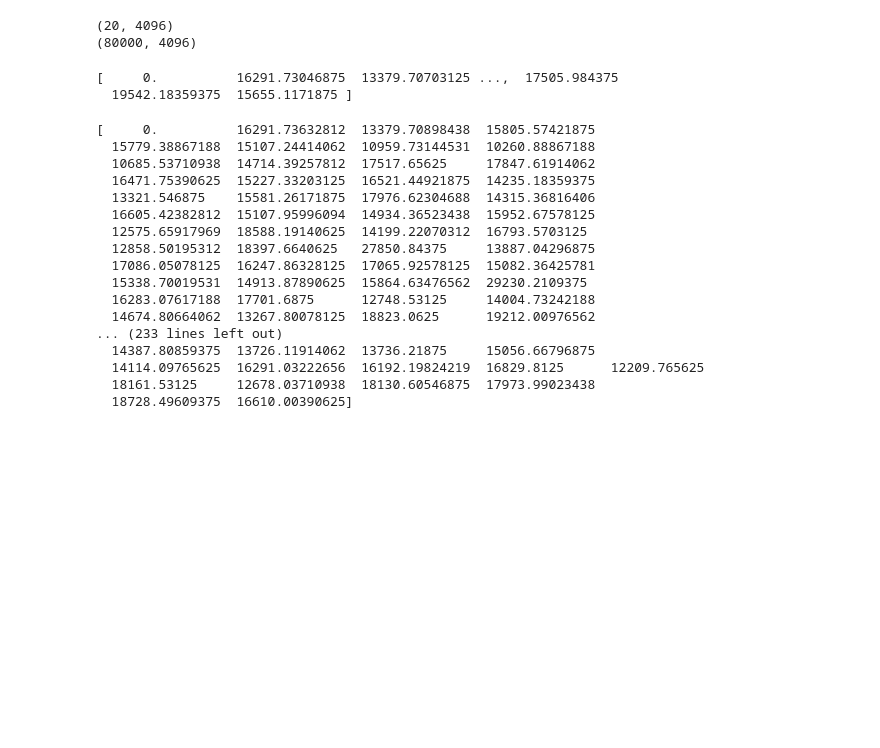
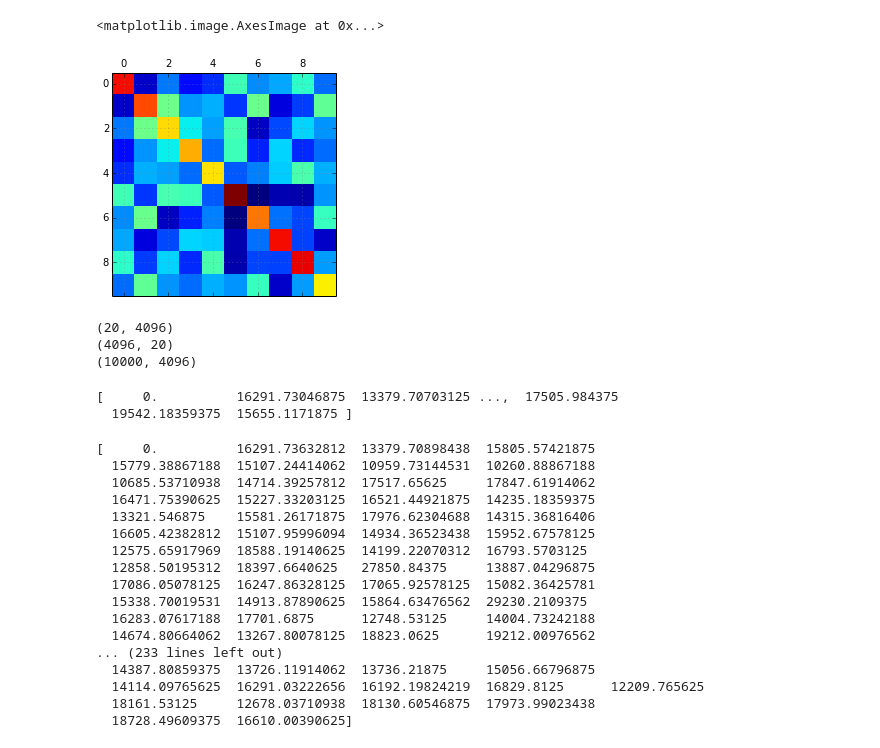
Before and after one commit to sergeyk/vislab, a Jupyter notebook: notebooks/similarity.ipynb, the cells around one changed output. Cells and saved outputs as stored; diff of their text form; code cells hidden in the pictures; blank space fills up the shorter version.

```diff
--- a/notebooks/similarity.ipynb
+++ b/notebooks/similarity.ipynb
@@ -25,3 +34,8 @@ S = np.linalg.inv(np.cov(weights.T))
+# %%
+plt.matshow(cov2[:10, :10])
+# %% [output]
+<matplotlib.image.AxesImage at 0x...>
+[figure, added]
 # %%
 feats = feats[:10000]
 # %%
@@ -30,9 +45,11 @@ sklearn.metrics.pairwise.pairwise_distances(feats2, metric='mahalanobis', n_jobs
 # %%
 print weights.shape
+print W.shape
 print feats.shape
 # %% [output]
 (20, 4096)
-(80000, 4096)
+(4096, 20)
+(10000, 4096)
 # %%
 feat = feats[0]
 dists_e = euclidean_distances(feat, feats, squared=True).flatten()
```
Also changed, not shown: parts of 4 cells of this notebook, 3 other files.
